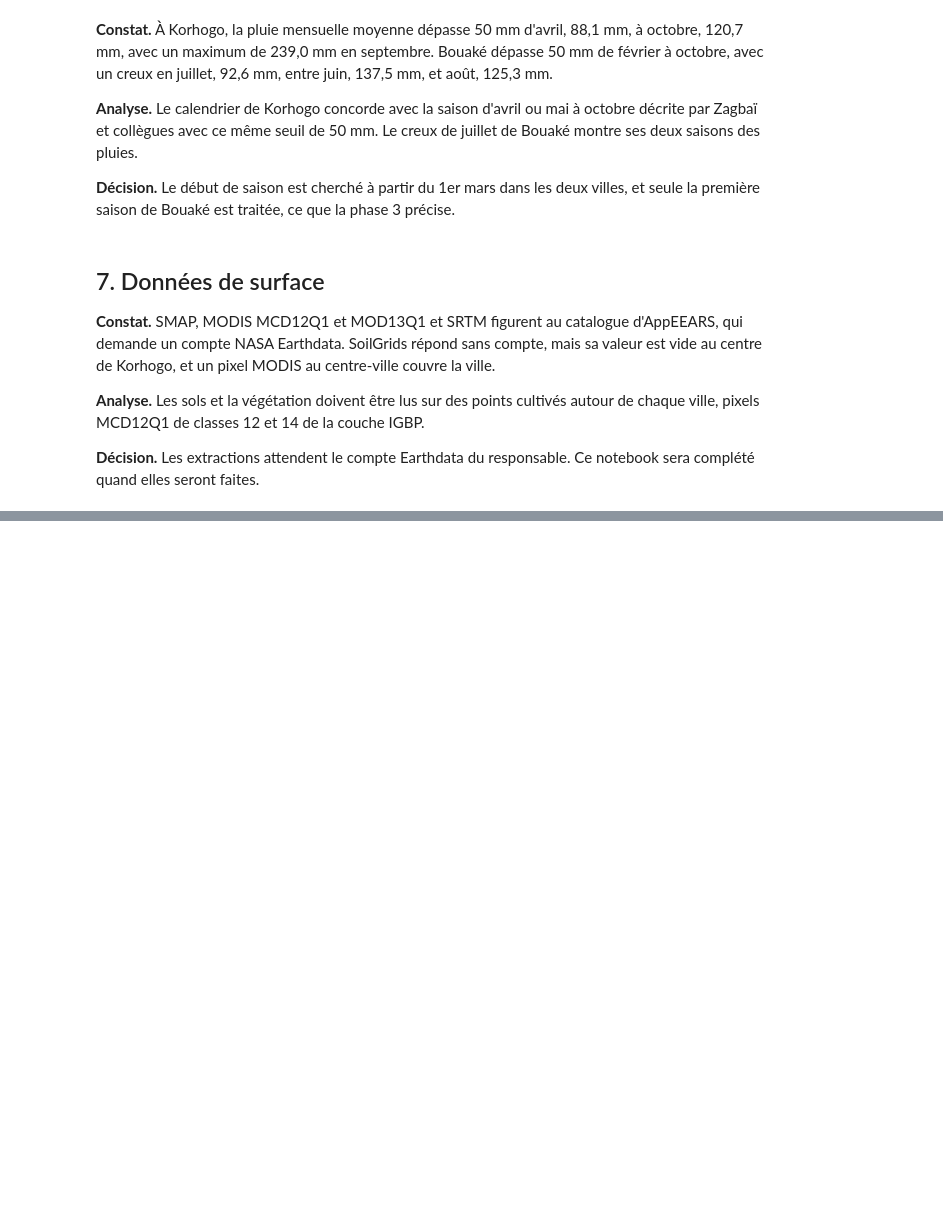
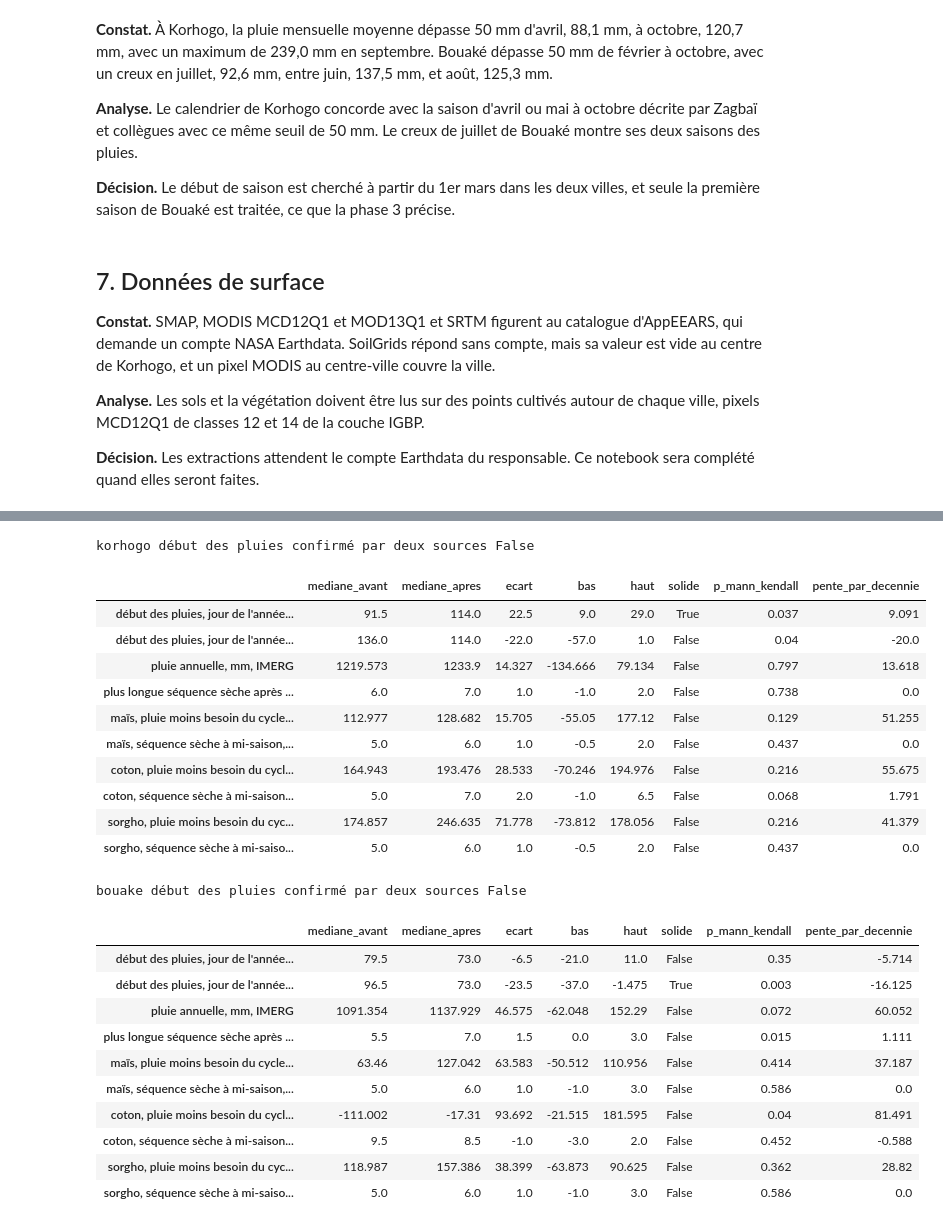
Before and after one commit to DjafarouAbdou909/field-shift, a Jupyter notebook: notebooks/02_data_understanding.ipynb, the cells around one changed output, grey strips where cells are left out. Cells and saved outputs as stored; diff of their text form; code cells hidden in the pictures; blank space fills up the shorter version.

Commit message:
Compare 2001-2012 with 2013-2025 and check the rain onset shift against a second source.

```diff
--- a/notebooks/02_data_understanding.ipynb
+++ b/notebooks/02_data_understanding.ipynb
@@ -281,0 +286,32 @@ plt.show()
+# %%
+from moteur.evolution import evolution_du_lieu
+
+for identifiant in ["korhogo", "bouake"]:
+    table = evolution_du_lieu(identifiant)
+    print(identifiant, "début des pluies confirmé par deux sources", table.attrs["debut_confirme"])
+    display(table.round(2))
+# %% [output]
+korhogo début des pluies confirmé par deux sources False
+|  | mediane_avant | mediane_apres | ecart | bas | haut | solide | p_mann_kendall | pente_par_decennie |
+| début des pluies, jour de l'année... | 91.5 | 114.0 | 22.5 | 9.0 | 29.0 | True | 0.037 | 9.091 |
+| début des pluies, jour de l'année... | 136.0 | 114.0 | -22.0 | -57.0 | 1.0 | False | 0.04 | -20.0 |
+| pluie annuelle, mm, IMERG | 1219.573 | 1233.9 | 14.327 | -134.666 | 79.134 | False | 0.797 | 13.618 |
+| plus longue séquence sèche après ... | 6.0 | 7.0 | 1.0 | -1.0 | 2.0 | False | 0.738 | 0.0 |
+| maïs, pluie moins besoin du cycle... | 112.977 | 128.682 | 15.705 | -55.05 | 177.12 | False | 0.129 | 51.255 |
+| maïs, séquence sèche à mi-saison,... | 5.0 | 6.0 | 1.0 | -0.5 | 2.0 | False | 0.437 | 0.0 |
+| coton, pluie moins besoin du cycl... | 164.943 | 193.476 | 28.533 | -70.246 | 194.976 | False | 0.216 | 55.675 |
+| coton, séquence sèche à mi-saison... | 5.0 | 7.0 | 2.0 | -1.0 | 6.5 | False | 0.068 | 1.791 |
+| sorgho, pluie moins besoin du cyc... | 174.857 | 246.635 | 71.778 | -73.812 | 178.056 | False | 0.216 | 41.379 |
+| sorgho, séquence sèche à mi-saiso... | 5.0 | 6.0 | 1.0 | -0.5 | 2.0 | False | 0.437 | 0.0 |
+bouake début des pluies confirmé par deux sources False
+|  | mediane_avant | mediane_apres | ecart | bas | haut | solide | p_mann_kendall | pente_par_decennie |
+| début des pluies, jour de l'année... | 79.5 | 73.0 | -6.5 | -21.0 | 11.0 | False | 0.35 | -5.714 |
+| début des pluies, jour de l'année... | 96.5 | 73.0 | -23.5 | -37.0 | -1.475 | True | 0.003 | -16.125 |
+| pluie annuelle, mm, IMERG | 1091.354 | 1137.929 | 46.575 | -62.048 | 152.29 | False | 0.072 | 60.052 |
+| plus longue séquence sèche après ... | 5.5 | 7.0 | 1.5 | 0.0 | 3.0 | False | 0.015 | 1.111 |
+| maïs, pluie moins besoin du cycle... | 63.46 | 127.042 | 63.583 | -50.512 | 110.956 | False | 0.414 | 37.187 |
+| maïs, séquence sèche à mi-saison,... | 5.0 | 6.0 | 1.0 | -1.0 | 3.0 | False | 0.586 | 0.0 |
+| coton, pluie moins besoin du cycl... | -111.002 | -17.31 | 93.692 | -21.515 | 181.595 | False | 0.04 | 81.491 |
+| coton, séquence sèche à mi-saison... | 9.5 | 8.5 | -1.0 | -3.0 | 2.0 | False | 0.452 | -0.588 |
+| sorgho, pluie moins besoin du cyc... | 118.987 | 157.386 | 38.399 | -63.873 | 90.625 | False | 0.362 | 28.82 |
+| sorgho, séquence sèche à mi-saiso... | 5.0 | 6.0 | 1.0 | -1.0 | 3.0 | False | 0.586 | 0.0 |
```
Also changed, not shown: parts of 2 cells of this notebook, 3 other files.
